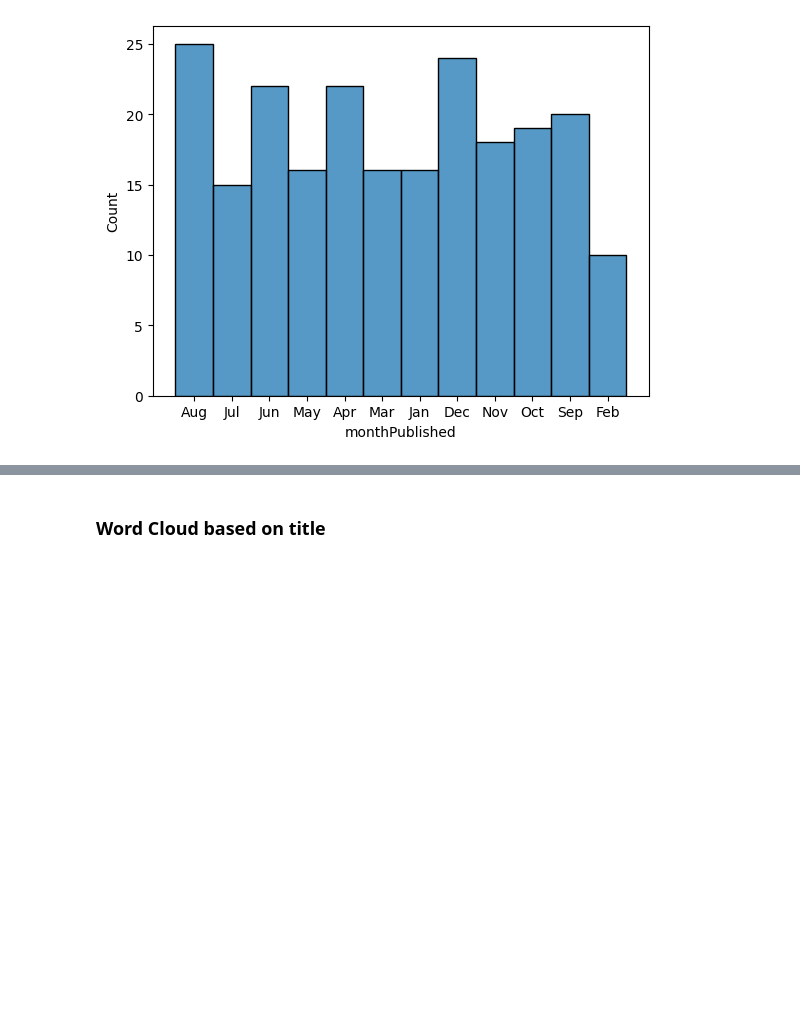
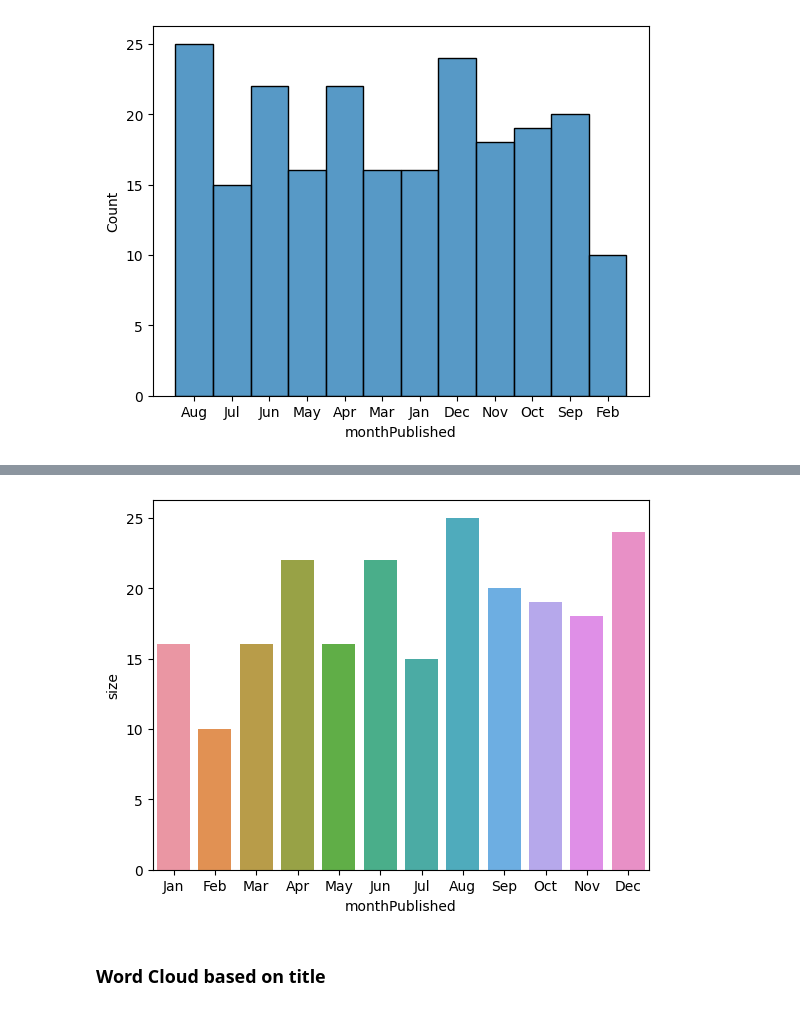
Before and after one commit to WackyChomp/youtube-analysis, a Jupyter notebook: 2-dataframe/youtube_analysis.ipynb, the cells around one changed output, grey strips where cells are left out. Cells and saved outputs as stored; diff of their text form; code cells hidden in the pictures; blank space fills up the shorter version.

Commit message:
Moved youtube_API.ipynb (1st notebook) and 'The Dodo' cvs to folder '1-dataframe' / created another bar graph to display videos published (sorted by months)

```diff
--- a/2-dataframe/youtube_analysis.ipynb
+++ b/2-dataframe/youtube_analysis.ipynb
@@ -394,0 +397,3 @@ plt.show()
+# %%
+videos_per_month = video_df.groupby('monthPublished', as_index=False).size()
+videos_per_month
@@ -394,0 +414,9 @@ plt.show()
+# %%
+# Rearrange the months based on list created
+month_sort_order = ['Jan','Feb','Mar','Apr','May','Jun','Jul','Aug','Sep','Oct','Nov','Dec']
+
+videos_per_month.index = pd.CategoricalIndex(videos_per_month['monthPublished'], categories=month_sort_order, ordered=True)
+
+videos_per_month = videos_per_month.sort_index()
+
+videos_per_month
@@ -395,3 +438,7 @@ plt.show()
+# %%
+ax3 = sns.barplot(x='monthPublished', y='size', data=videos_per_month)
+# %% [output]
+[figure, added]
 # %% [markdown]
 <h3>Word Cloud based on title</h3>
 # %%
```
Also changed, not shown: parts of 5 cells of this notebook, 1 other file.
